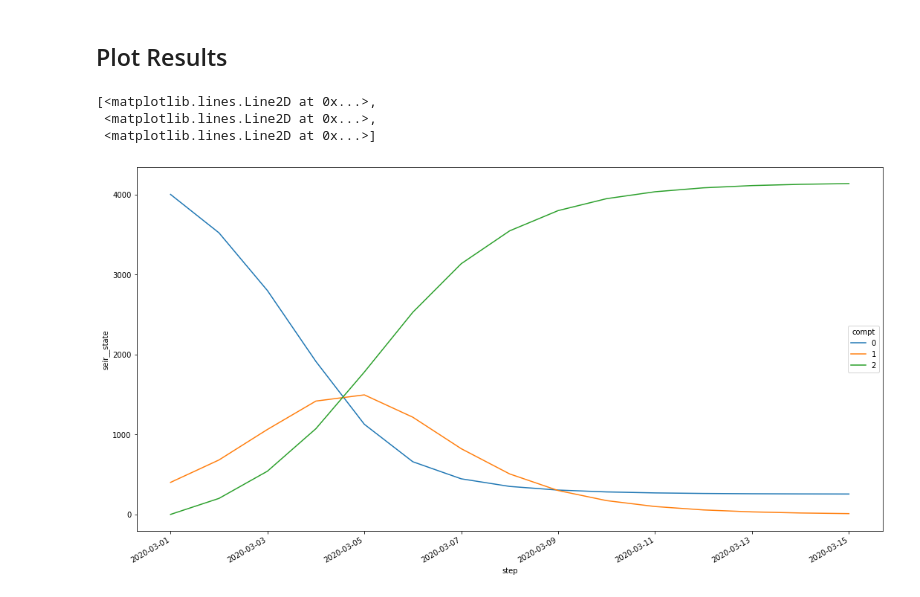
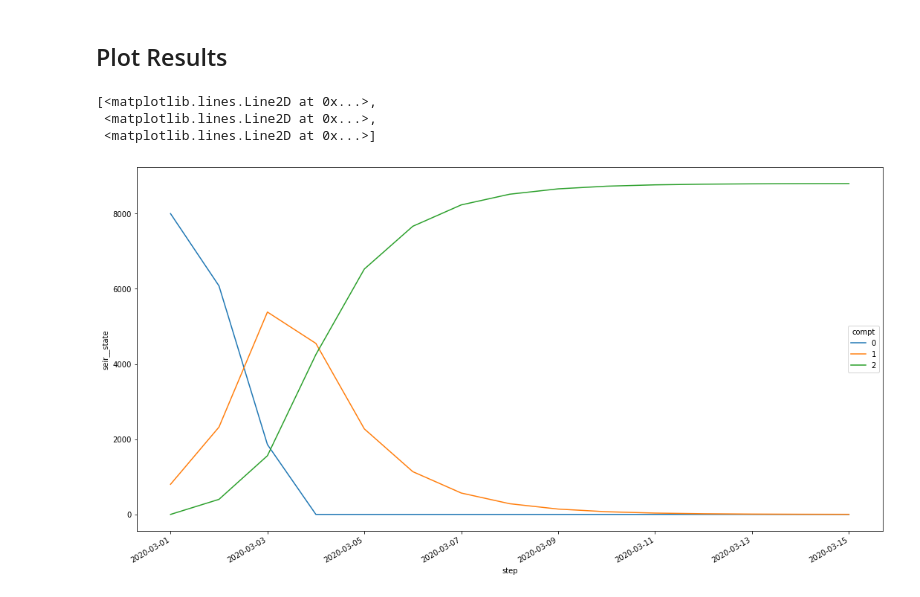
Before and after one commit to UT-Covid/episimlab, a Jupyter notebook: notebooks/20210805_markov_sandbox.ipynb, the cells around one changed output. Saved outputs shown, nothing was run; the diff lists cells and outputs as text; code cells hidden in the pictures.

```diff
--- a/notebooks/20210805_markov_sandbox.ipynb
+++ b/notebooks/20210805_markov_sandbox.ipynb
@@ -204,7 +75,7 @@ class InitComptGraph:
 @xs.process
 class SEIR:
     """Sums subsets of TM (in group `tm`) from many processes to output TM."""
-    STATE_DIMS = ('compt', 'age',)
+    STATE_DIMS = ('compt', 'age', 'risk')
     _tm_subset = xs.group_dict('tm')
     state = var(dims=STATE_DIMS, intent='inout', global_name='state')
     tm = var(dims=STATE_DIMS, intent='out', global_name='tm')
@@ -275,10 +146,12 @@ class InitCoords:
     """Initialize state coordinates"""
     compt = var(global_name='compt_coords', groups=['state_coords'], intent='out')
     age = var(global_name='age_coords', groups=['state_coords'], intent='out')
+    risk = var(global_name='risk_coords', groups=['state_coords'], intent='out')
 
     def initialize(self):
         self.compt = ['S', 'I', 'R']
         self.age = ['0-4', '5-17', '18-49', '50-64', '65+']
+        self.risk = ['low', 'high']
 # %%
 @xs.process
 class InitState:
@@ -292,8 +165,8 @@ class InitState:
             dims=self.state_dims,
             coords=self.state_coords
         )
-        self.state.loc[dict(compt='S')] = np.array([1000, 900, 800, 700, 600])
-        self.state.loc[dict(compt='I')] = np.array([100, 90, 80, 70, 60])
+        self.state.loc[dict(compt='S')] = np.array([[1000, 900, 800, 700, 600]] * 2).T
+        self.state.loc[dict(compt='I')] = np.array([[100, 90, 80, 70, 60]] * 2).T
 
     @property
     def state_dims(self):
@@ -334,40 +212,43 @@ class FOI:
     """Calculate force of infection (FOI) with naive
     for looping.
     """
-    PHI_DIMS = ('age0', 'age1')
-    FOI_DIMS = ('age',)
+    PHI_DIMS = ('age0', 'age1', 'risk0', 'risk1')
+    FOI_DIMS = ('age', 'risk')
     state = glob('state', intent='in')
     beta = var(global_name='beta', intent='in')
     phi = var(dims=PHI_DIMS, global_name='phi', intent='in')
     rate_S2I = var(intent='out', groups=['tm'])
     age_coords = glob('age_coords', intent='in')
+    risk_coords = glob('risk_coords', intent='in')
 
     def run_step(self):
-        self.rate_S2I = self.foi
+        self.rate_S2I = self.foi_bf
         print("foi_bf: ", self.foi_bf)
         print("foi: ", self.foi)
+        assert 0
 
     def init_foi(self) -> xr.DataArray:
-        return xr.DataArray(data=0., dims=self.FOI_DIMS, coords=dict(age=self.age_coords))
+        return xr.DataArray(data=0., dims=self.FOI_DIMS, coords=dict(age=self.age_coords, risk=self.risk_coords))
 
     @property
     def foi(self) -> xr.DataArray:
-        S = self.S.rename({'age': 'age0'})
-        I = self.I.rename({'age': 'age1'})
-        N = self.state.sum('compt').rename({'age': 'age1'})
-        foi = (self.beta * self.phi * S * I / N).sum('age1').rename({'age0': 'age'})
+        S = self.S.rename({'age': 'age0', 'risk': 'risk0'})
+        I = self.I.rename({'age': 'age1', 'risk': 'risk1'})
+        N = self.state.sum('compt').rename({'age': 'age1', 'risk': 'risk1'})
+        foi = (self.beta * self.phi * S * I / N).sum(['age1', 'risk1']).rename({'age0': 'age', 'risk0': 'risk'})
         return foi
 
     @property
     def foi_bf(self) -> xr.DataArray:
         """Brute force FOI, like BruteForceFOI in Episimlab v1.0"""
         foi = self.init_foi()
-        for a0, a1 in product(*[self.age_coords] * 2):
-            phi = self.phi.loc[a0, a1].values
-            S = self.S.loc[dict(age=a0)].values
-            I = self.I.loc[dict(age=a1)].values
-            N = self.state.loc[dict(age=a1)].sum('compt').values
-            foi.loc[dict(age=a0)] += phi * self.beta * S * I / N
+        for a0, r0, a1, r1 in product(*[self.age_coords, self.risk_coords] * 2):
+            i0, i1 = dict(age=a0, risk=r0), dict(age=a1, risk=r1)
+            phi = self.phi.loc[dict(age0=a0, age1=a1, risk0=r0, risk1=r1)].values
+            S = self.S.loc[i0].values
+            I = self.I.loc[i1].values
+            N = self.state.loc[i1].sum('compt').values
+            foi.loc[i0] += phi * self.beta * S * I / N
         return foi
 
     @property
@@ -447,9 +330,9 @@ Data variables:
 # %% [markdown]
 ## Plot Results
 # %%
-out_ds['seir__state'].sum('age').plot.line(x='step', aspect=2, size=9)
+out_ds['seir__state'].sum(['age', 'risk']).plot.line(x='step', aspect=2, size=9)
 # %% [output]
 [<matplotlib.lines.Line2D at 0x...>,
  <matplotlib.lines.Line2D at 0x...>,
  <matplotlib.lines.Line2D at 0x...>]
-[figure, old version]
+[figure, new version]
```
Also changed, not shown: parts of 6 cells of this notebook.
